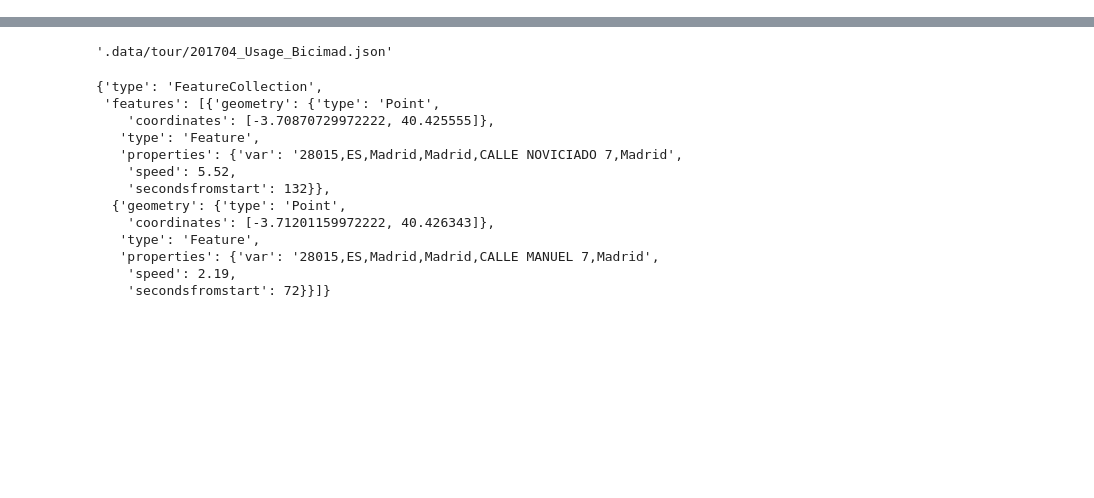
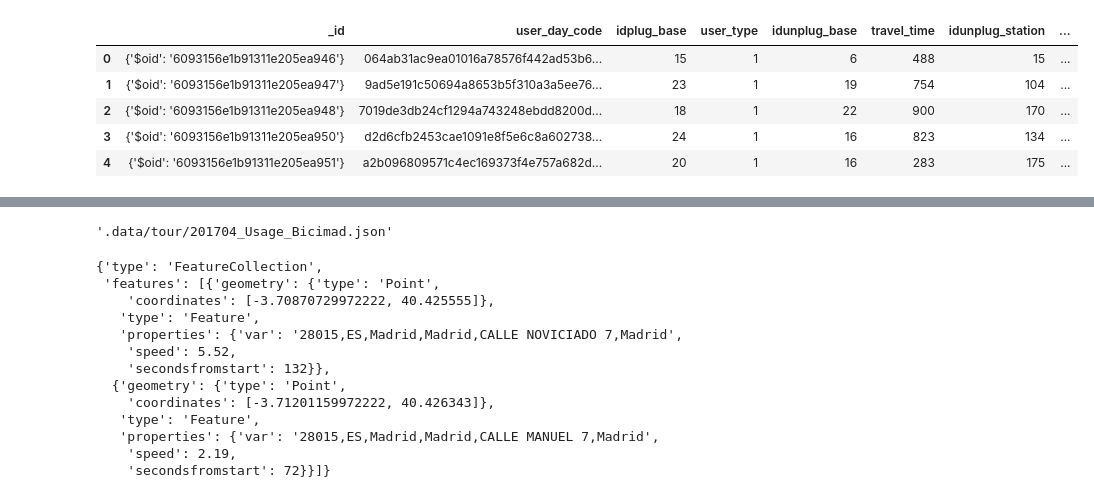
Before and after one commit to fserrey/gis-data-exploration, a Jupyter notebook: bicimad/exploring bicimad data.ipynb, the cells around one changed output, grey strips where cells are left out. Saved outputs shown, nothing was run; the diff lists cells and outputs as text; code cells hidden in the pictures; blank space fills up the shorter version.

Commit message:
stations eda

```diff
--- a/bicimad/exploring bicimad data.ipynb
+++ b/bicimad/exploring bicimad data.ipynb
@@ -9,0 +17,17 @@ import json
+# %%
+with open('./data/202105_movements.json', encoding='latin-1') as json_file:
+    data = json_file.readlines()
+    # this line below may take at least 8-10 minutes of processing for 4-5 million rows.
+    # It converts all strings in list to actual json objects.
+    data = list(map(json.loads, data))
+
+df = pd.DataFrame(data)
+# %%
+display(df.head())
+# %% [output]
+|  | _id | user_day_code | idplug_base | user_type | idunplug_base | travel_time | idunplug_station | ... |
+| 0 | {'$oid': '6093156e1b91311e205ea946'} | 064ab31ac9ea01016a78576f442ad53b6... | 15 | 1 | 6 | 488 | 15 | ... |
+| 1 | {'$oid': '6093156e1b91311e205ea947'} | 9ad5e191c50694a8653b5f310a3a5ee76... | 23 | 1 | 19 | 754 | 104 | ... |
+| 2 | {'$oid': '6093156e1b91311e205ea948'} | 7019de3db24cf1294a743248ebdd8200d... | 18 | 1 | 22 | 900 | 170 | ... |
+| 3 | {'$oid': '6093156e1b91311e205ea950'} | d2d6cfb2453cae1091e8f5e6c8a602738... | 24 | 1 | 16 | 823 | 134 | ... |
+| 4 | {'$oid': '6093156e1b91311e205ea951'} | a2b096809571c4ec169373f4e757a682d... | 20 | 1 | 16 | 283 | 175 | ... |
```
Also changed, not shown: parts of 8 cells of this notebook, 2 other files.
